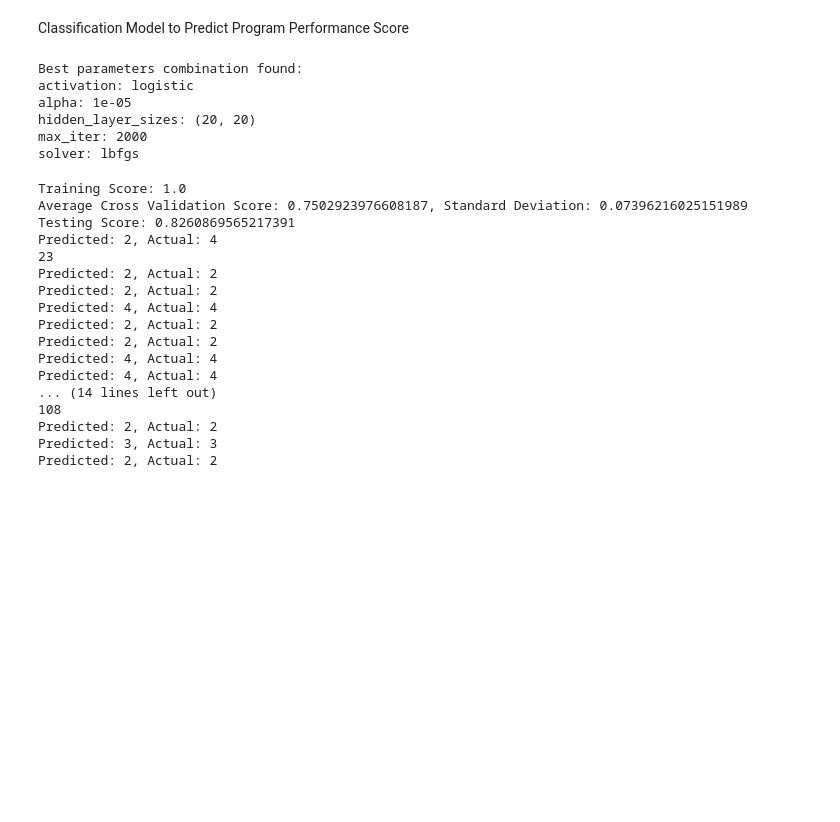
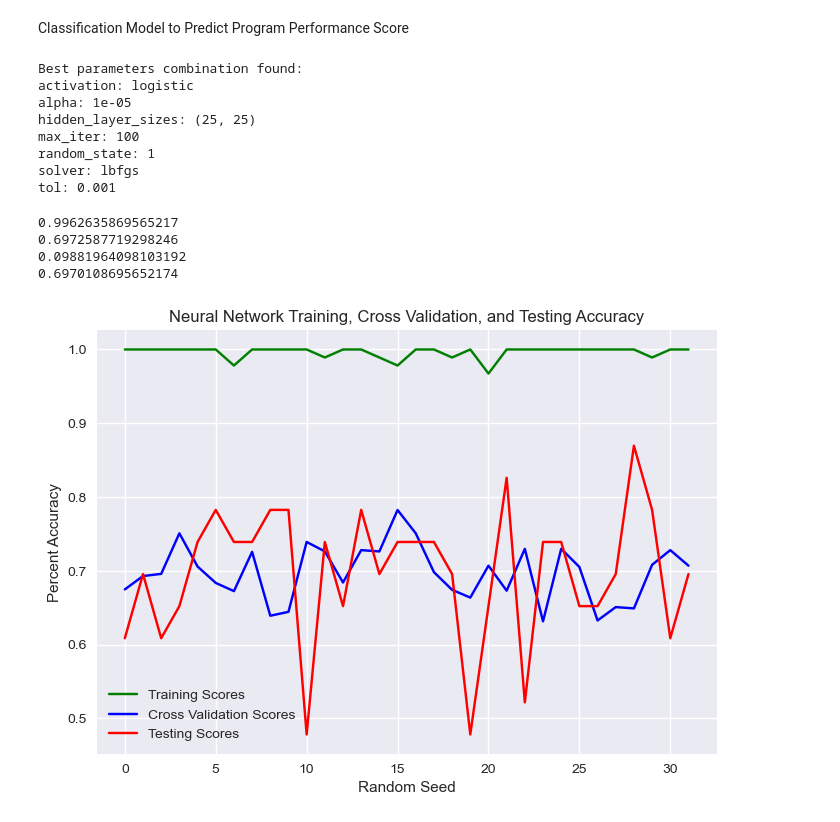
Before and after one commit to philipLutz/capstone-project, a Jupyter notebook: src/model.ipynb, the cells around one changed output. Cells and saved outputs as stored; diff of their text form; code cells hidden in the pictures; blank space fills up the shorter version.

Commit message:
tuned model and using four classes

```diff
--- a/src/model.ipynb
+++ b/src/model.ipynb
@@ -67,46 +80,56 @@ def train_and_evaluate_model(model, x, y, test_size):
 # %%
 NN_parameters = {
-    'hidden_layer_sizes': [(5, 5), (5, 5, 5), (10,), (10, 10), (10, 10, 10), (15, 15), (20, 20), (25,), (25, 25), (50,)],
-    'activation': ['identity', 'logistic', 'tanh', 'relu'],
+    'hidden_layer_sizes': [(10, 10), (15, 15), (20, 20), (25, 25)],
+    'activation': ['logistic', 'tanh', 'relu'],
     'solver': ['lbfgs', 'sgd', 'adam'],
     'alpha': [0.00001, 0.0001, 0.001, 0.01],
-    'max_iter': [200, 500, 1000, 2000],
+    'max_iter': [100, 200, 300, 400, 500],
+    'tol': [0.00001, 0.0001, 0.001, 0.01],
+    'random_state': [1],
 }
 NN_best_parameters = get_best_model_parameters(MLPClassifier, x_scaled, y, 5, NN_parameters)
 # %% [output]
 Best parameters combination found:
 activation: logistic
 alpha: 1e-05
-hidden_layer_sizes: (20, 20)
-max_iter: 2000
+hidden_layer_sizes: (25, 25)
+max_iter: 100
+random_state: 1
 solver: lbfgs
+tol: 0.001
-# %%
-NN_best = MLPClassifier(
-    activation=NN_best_parameters['activation'],
-    alpha=NN_best_parameters['alpha'],
-    hidden_layer_sizes=NN_best_parameters['hidden_layer_sizes'],
-    solver=NN_best_parameters['solver'],
-    max_iter=NN_best_parameters['max_iter']
-)
-
-train_and_evaluate_model(NN_best, x_scaled, y, 0.2)
-# %% [output]
-Training Score: 1.0
-Average Cross Validation Score: 0.7502923976608187, Standard Deviation: 0.07396216025151989
-Testing Score: 0.8260869565217391
-Predicted: 2, Actual: 4
-23
-Predicted: 2, Actual: 2
-Predicted: 2, Actual: 2
-Predicted: 4, Actual: 4
-Predicted: 2, Actual: 2
-Predicted: 2, Actual: 2
-Predicted: 4, Actual: 4
-Predicted: 4, Actual: 4
-... (14 lines left out)
-108
-Predicted: 2, Actual: 2
-Predicted: 3, Actual: 3
-Predicted: 2, Actual: 2
+# %%
+NN_best = MLPClassifier(
+    activation=NN_best_parameters['activation'],
+    alpha=NN_best_parameters['alpha'],
+    hidden_layer_sizes=NN_best_parameters['hidden_layer_sizes'],
+    solver=NN_best_parameters['solver'],
+    max_iter=NN_best_parameters['max_iter'],
+    tol=NN_best_parameters['tol'],
+    random_state=NN_best_parameters['random_state'],
+)
+
+NN_training_scores, NN_cross_val_means, NN_cross_val_standard_deviations, NN_test_scores = plot_random_seed_runs(NN_best, 32)
+
+print(fmean(NN_training_scores))
+print(fmean(NN_cross_val_means))
+print(fmean(NN_cross_val_standard_deviations))
+print(fmean(NN_test_scores))
+
+random_seeds = [x for x in range(32)]
+
+plt.title('Neural Network Training, Cross Validation, and Testing Accuracy')
+plt.xlabel('Random Seed')
+plt.ylabel('Percent Accuracy')
+plt.plot(random_seeds, NN_training_scores, color='green', label='Training Scores')
+plt.plot(random_seeds, NN_cross_val_means, color='blue', label='Cross Validation Scores')
+plt.plot(random_seeds, NN_test_scores, color='red', label='Testing Scores')
+plt.legend()
+plt.show()
+# %% [output]
+0.9962635869565217
+0.6972587719298246
+0.09881964098103192
+0.6970108695652174
+[figure, added]
 # %%
 LR_parameters = {
```
Also changed, not shown: parts of 7 cells of this notebook, 3 other files.
